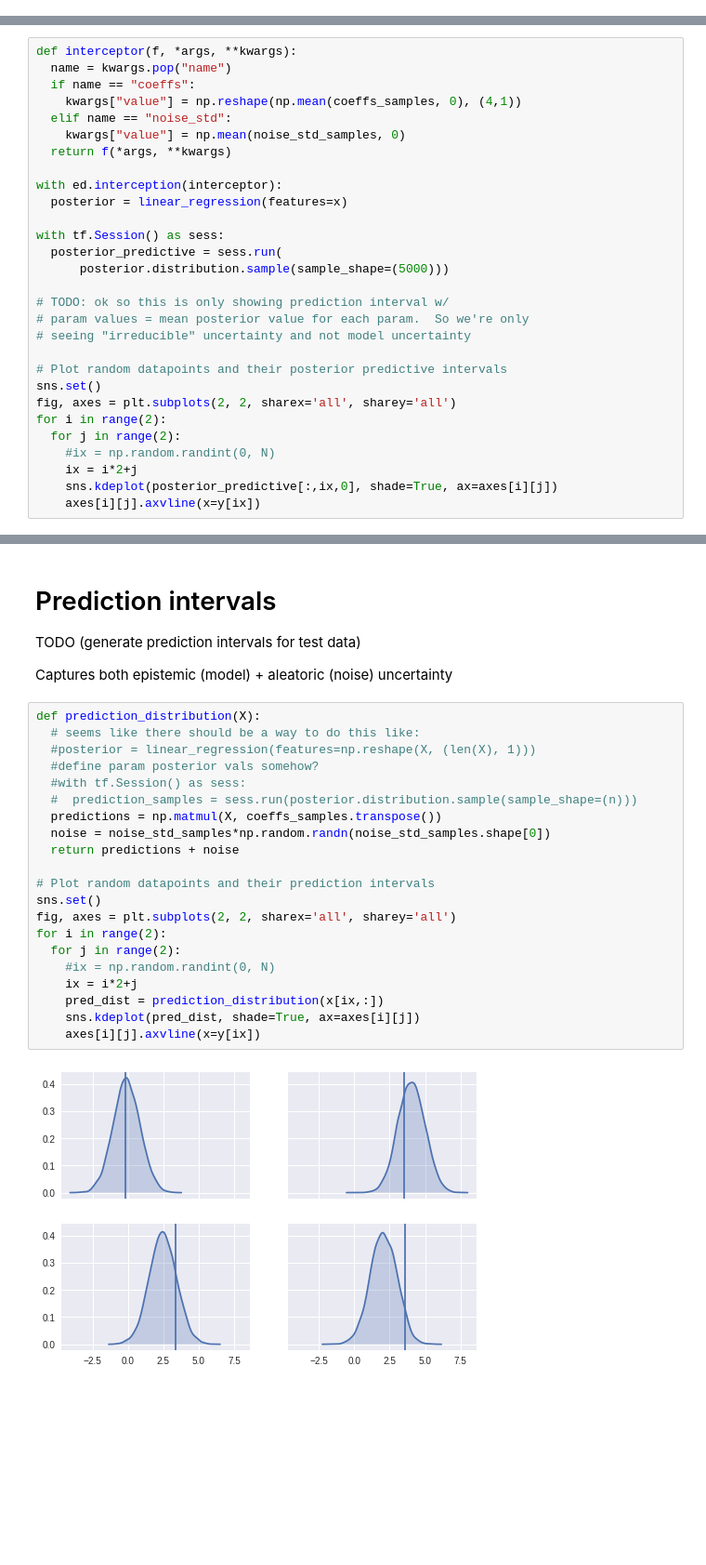
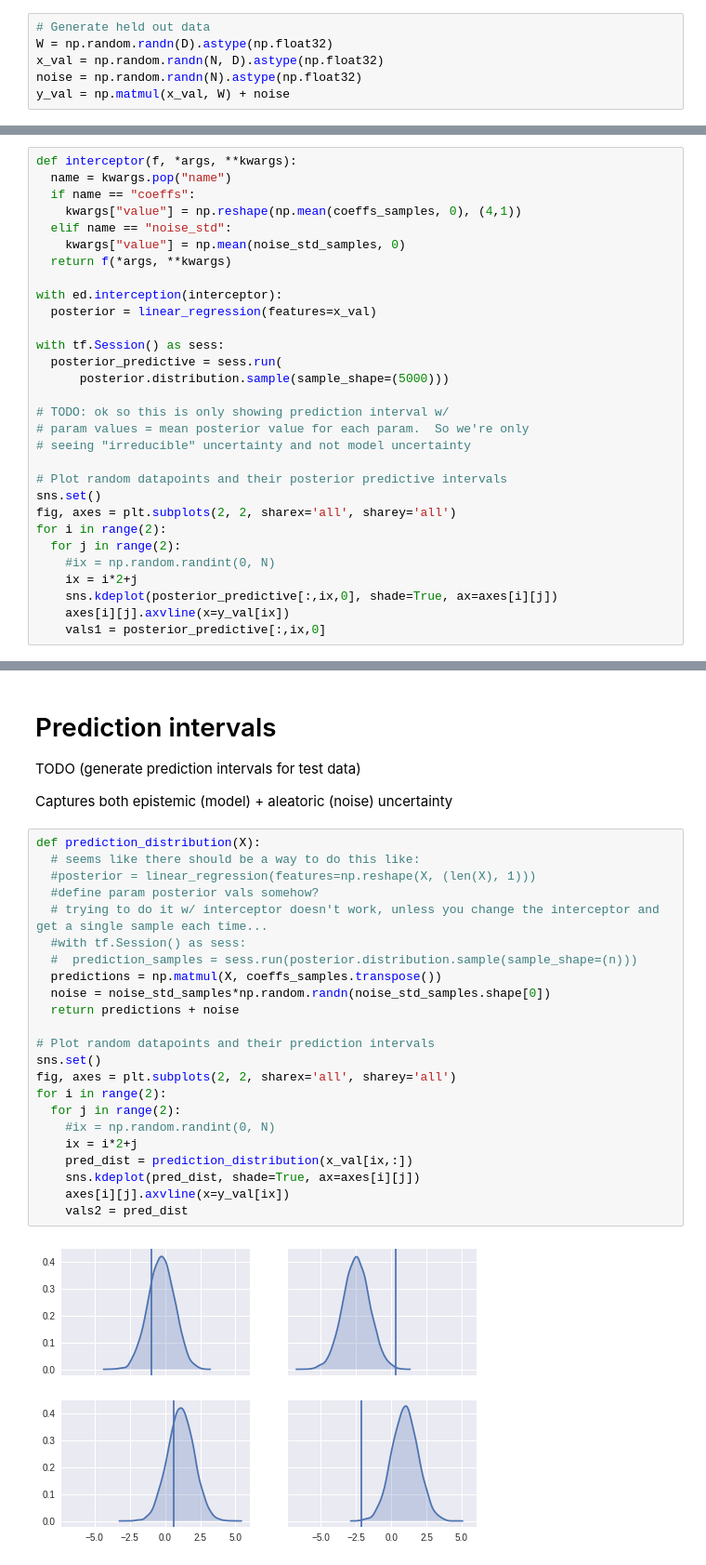
Before and after one commit to brendanhasz/tfp-bayesian-regression, a Jupyter notebook: TFP_Linear_Regression.ipynb, the cells around one changed output, grey strips where cells are left out. Shown at 93% size. Saved outputs shown, nothing was run; the diff lists cells and outputs as text; blank space fills up the shorter version.

```diff
--- a/TFP_Linear_Regression.ipynb
+++ b/TFP_Linear_Regression.ipynb
@@ -189,0 +192,6 @@ Also then maybe should do the prediction intervals sectino after this one.
+# %%
+# Generate held out data
+W = np.random.randn(D).astype(np.float32)
+x_val = np.random.randn(N, D).astype(np.float32)
+noise = np.random.randn(N).astype(np.float32)
+y_val = np.matmul(x_val, W) + noise
@@ -197,7 +207,7 @@ def interceptor(f, *args, **kwargs):
   return f(*args, **kwargs)
 
 with ed.interception(interceptor):
-  posterior = linear_regression(features=x)
+  posterior = linear_regression(features=x_val)
 
 with tf.Session() as sess:
   posterior_predictive = sess.run(
@@ -215,5 +225,6 @@ for i in range(2):
     #ix = np.random.randint(0, N)
     ix = i*2+j
     sns.kdeplot(posterior_predictive[:,ix,0], shade=True, ax=axes[i][j])
-    axes[i][j].axvline(x=y[ix])
+    axes[i][j].axvline(x=y_val[ix])
+    vals1 = posterior_predictive[:,ix,0]
 # %% [output]
@@ -247,23 +263,25 @@ Captures both epistemic (model) + aleatoric (noise) uncertainty
 # %%
 def prediction_distribution(X):
   # seems like there should be a way to do this like:
   #posterior = linear_regression(features=np.reshape(X, (len(X), 1)))
   #define param posterior vals somehow?
+  # trying to do it w/ interceptor doesn't work, unless you change the interceptor and get a single sample each time...
   #with tf.Session() as sess:
   #  prediction_samples = sess.run(posterior.distribution.sample(sample_shape=(n)))
   predictions = np.matmul(X, coeffs_samples.transpose())
   noise = noise_std_samples*np.random.randn(noise_std_samples.shape[0])
   return predictions + noise
 
 # Plot random datapoints and their prediction intervals
 sns.set()
 fig, axes = plt.subplots(2, 2, sharex='all', sharey='all')
 for i in range(2):
   for j in range(2):
     #ix = np.random.randint(0, N)
     ix = i*2+j
-    pred_dist = prediction_distribution(x[ix,:])
+    pred_dist = prediction_distribution(x_val[ix,:])
     sns.kdeplot(pred_dist, shade=True, ax=axes[i][j])
-    axes[i][j].axvline(x=y[ix])
+    axes[i][j].axvline(x=y_val[ix])
+    vals2 = pred_dist
 # %% [output]
-[figure, old version]
+[figure, new version]
```
Also changed, not shown: parts of 12 cells of this notebook.
